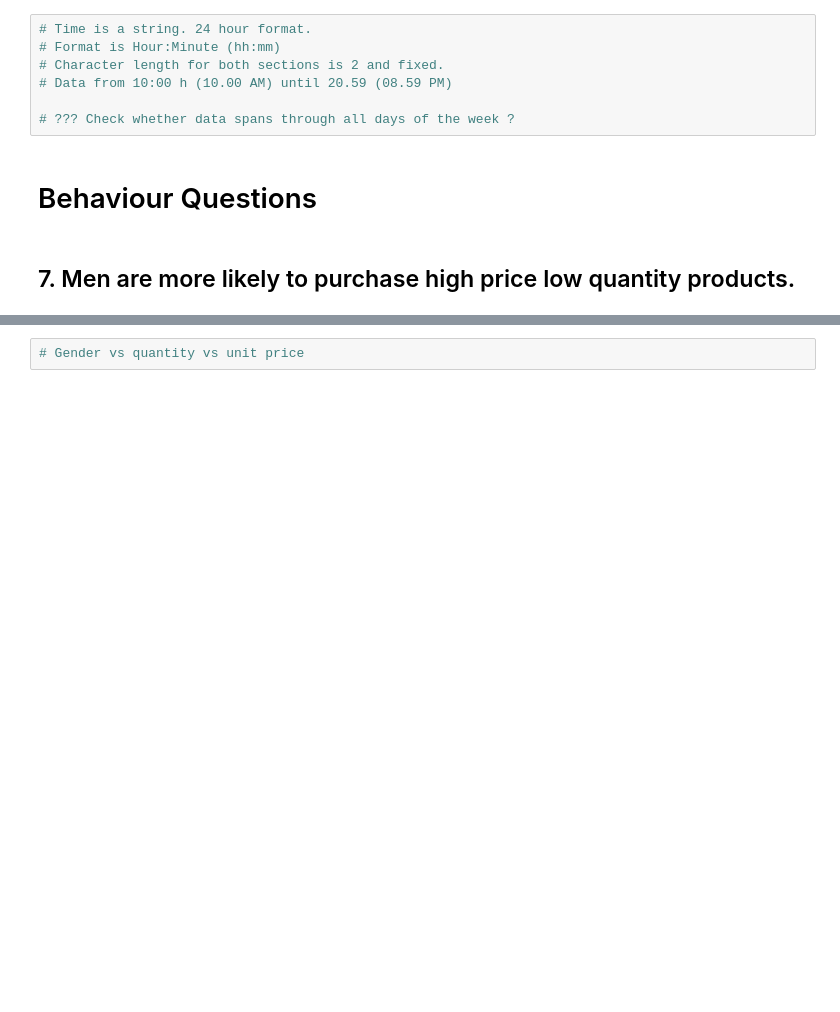
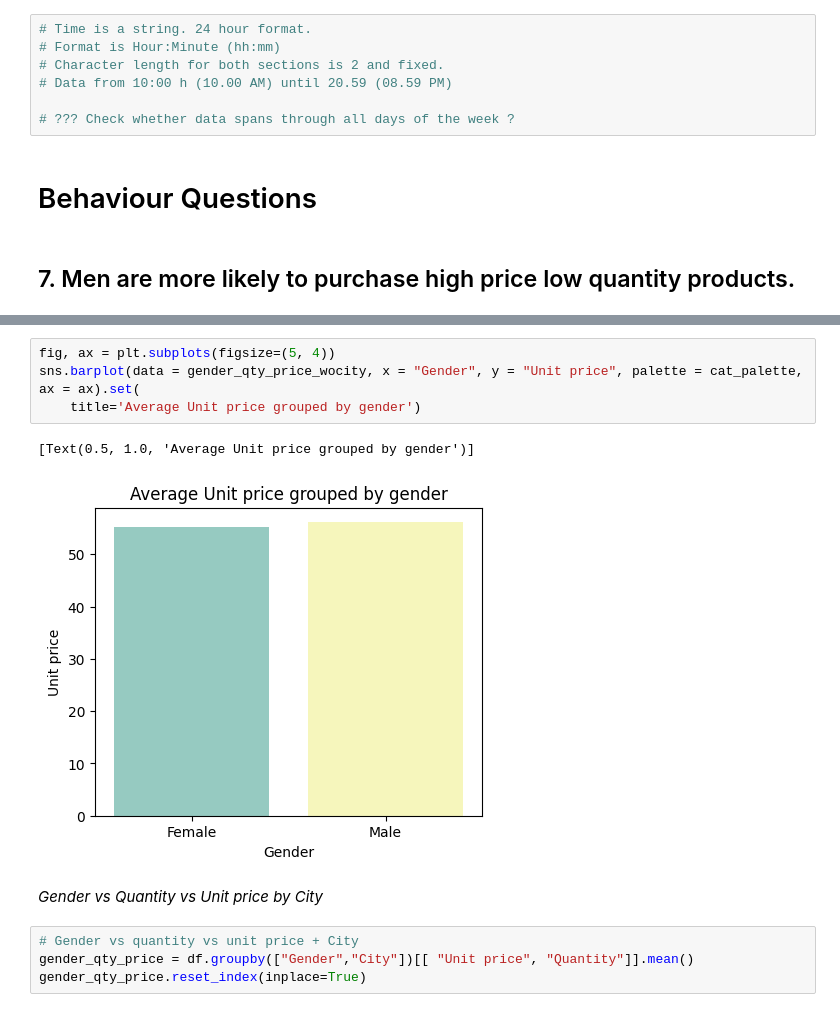
Before and after one commit to Zzzhenya/Supermarket_sales, a Jupyter notebook: Supermarket_data_exploration.ipynb, the cells around one changed output, grey strips where cells are left out. Saved outputs shown, nothing was run; the diff lists cells and outputs as text; blank space fills up the shorter version.

```diff
--- a/Supermarket_data_exploration.ipynb
+++ b/Supermarket_data_exploration.ipynb
@@ -568,2 +595,13 @@ df.Time.max()
+# %%
+fig, ax = plt.subplots(figsize=(5, 4))
+sns.barplot(data = gender_qty_price_wocity, x = "Gender", y = "Unit price", palette = cat_palette, ax = ax).set(
+    title='Average Unit price grouped by gender')
+# %% [output]
+[Text(0.5, 1.0, 'Average Unit price grouped by gender')]
+[figure, added]
+# %% [markdown]
+*Gender vs Quantity vs Unit price by City*
 # %%
-# Gender vs quantity vs unit price
+# Gender vs quantity vs unit price + City
+gender_qty_price = df.groupby(["Gender","City"])[[ "Unit price", "Quantity"]].mean()
+gender_qty_price.reset_index(inplace=True)
```
Also changed, not shown: parts of 10 cells of this notebook.
